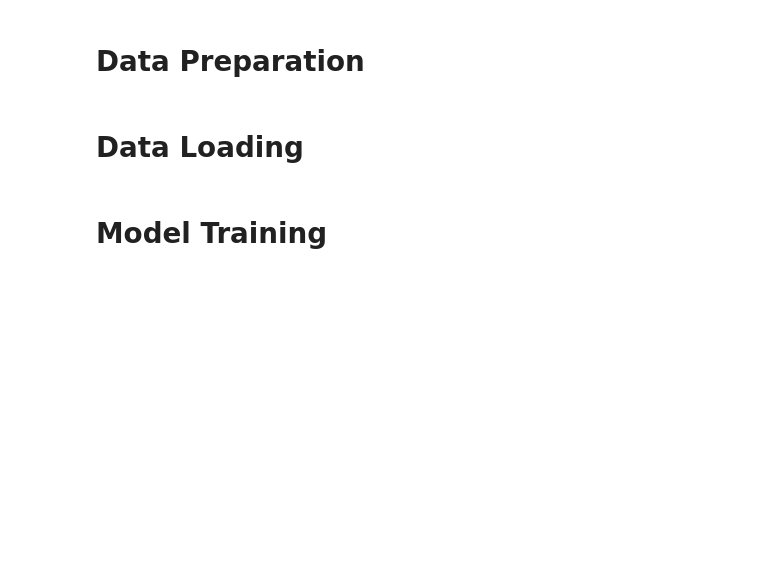
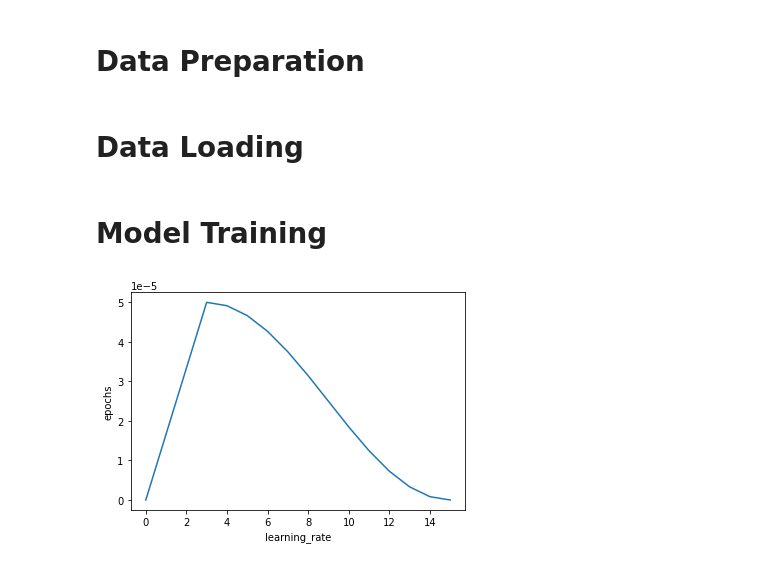
Before and after one commit to syalabi-seet/HoloMora, a Jupyter notebook: bert_train.ipynb, the cells around one changed output. Saved outputs shown, nothing was run; the diff lists cells and outputs as text; code cells hidden in the pictures; blank space fills up the shorter version.

```diff
--- a/bert_train.ipynb
+++ b/bert_train.ipynb
@@ -53,8 +55,8 @@ def ArgParser():
     parser.add_argument("--main_dir", default="E://Datasets/Decoder_model")
     parser.add_argument("--random_state", default=42)
     parser.add_argument("--n_shards", default=20)
-    parser.add_argument("--n_samples", default=2000000)
-    parser.add_argument("--test_size", default=0.2)
+    parser.add_argument("--n_samples", default=500000)
+    parser.add_argument("--test_size", default=0.25)
     parser.add_argument("--vocab_size", default=6144)
     parser.add_argument("--batch_size", default=64)
     parser.add_argument("--buffer_size", default=1024)
@@ -62,8 +64,8 @@ def ArgParser():
     # Scheduler
     parser.add_argument("--epochs", default=15)
     parser.add_argument("--learning_rate", default=5e-5)
-    parser.add_argument("--lr_start", default=1e-8)
-    parser.add_argument("--lr_min", default=1e-8)
+    parser.add_argument("--lr_start", default=1e-9)
+    parser.add_argument("--lr_min", default=1e-9)
     parser.add_argument("--lr_max", default=5e-5)
     parser.add_argument("--n_cycles", default=0.5)
     parser.add_argument("--warmup_epochs", default=3)
@@ -432,7 +436,6 @@ class CERMetric(tf.keras.metrics.Metric):
         self.counter = self.add_weight(name="cer_count", initializer="zeros")
 
     def update_state(self, y_true, y_pred, sample_weight=None):
-        y_pred = tf.argmax(y_pred, axis=-1)
         hypothesis = tf.cast(tf.sparse.from_dense(y_pred), dtype=tf.int32)
 
         # Convert dense to sparse tensor for edit_distance function
@@ -454,33 +457,35 @@ class CERMetric(tf.keras.metrics.Metric):
         self.accumulator.assign(0.0)
         self.counter.assign(0.0)
 
 class CosineDecayWithWarmup(tf.keras.optimizers.schedules.LearningRateSchedule):
     def __init__(self, args):
         self.args = args
 
     def __call__(self, epoch):
         if epoch < self.args.warmup_epochs:
             lr = ((self.args.lr_max - self.args.lr_start) / self.args.warmup_epochs) * epoch + self.args.lr_start
         elif epoch < (self.args.warmup_epochs + self.args.sustain_epochs):
             lr = self.args.lr_max
         else:
             progress = ((epoch - self.args.warmup_epochs - self.args.sustain_epochs) /
             (self.args.epochs - self.args.warmup_epochs - self.args.sustain_epochs))
             lr = (self.args.lr_max-self.args.lr_min) * (0.5 * (1.0 + tf.math.cos((22/7) *
                 self.args.n_cycles * 2.0 * progress)))
             if self.args.lr_min is not None:
                 lr = tf.math.maximum(self.args.lr_min, lr)
         return lr
 
     def plot(self):
         epochs = range(self.args.epochs+1)
         lr = [self(epoch) for epoch in epochs]
         plt.plot(epochs, lr)
         plt.xlabel("learning_rate")
         plt.ylabel("epochs")
         plt.show()
 
 CosineDecayWithWarmup(args).plot()
+# %% [output]
+[figure, added]
 # %%
 class Trainer:
     def __init__(self, args):
```
Also changed, not shown: parts of 4 cells of this notebook, 4 other files.
